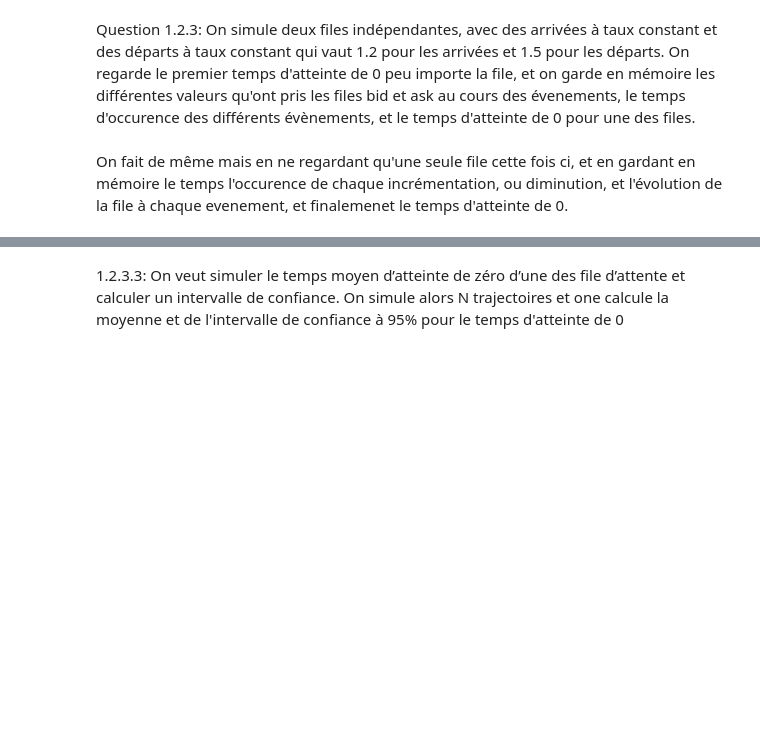
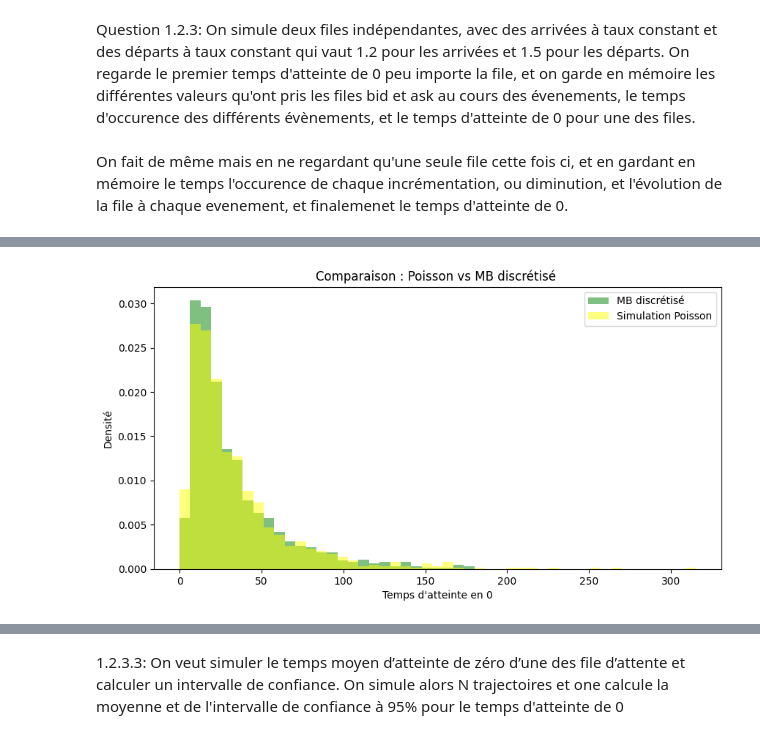
Before and after one commit to beaserr/modal_simulation_carnets, a Jupyter notebook: rendu_intermediaire.ipynb, the cells around one changed output, grey strips where cells are left out. Saved outputs shown, nothing was run; the diff lists cells and outputs as text; code cells hidden in the pictures; blank space fills up the shorter version.

```diff
--- a/rendu_intermediaire.ipynb
+++ b/rendu_intermediaire.ipynb
@@ -60,0 +119,91 @@ def une_file(init, lam_plus, lam_minus):
+# %%
+mu=LAM_PLUS-LAM_MINUS
+sigma=np.sqrt(LAM_PLUS+LAM_MINUS)
+def deux_files(init, lam_plus, lam_minus):
+    t = 0
+    A = init
+    V = init
+    temps = [t]
+    ventes = [A]
+    achats = [V]
+
+    while A > 0 and V > 0:
+        t += np.random.exponential(1 / (2 * (lam_plus + lam_minus)))
+        if np.random.rand() < 0.5:
+            if np.random.rand() < lam_plus / (lam_plus + lam_minus):
+                A += 1
+            else:
+                A -= 1
+        else:
+            if np.random.rand() < lam_plus / (lam_plus + lam_minus):
+                V += 1
+            else:
+                V -= 1
+
+        temps.append(t)
+        ventes.append(A)
+        achats.append(V)
+
+    return t, temps, ventes, achats
+
+
+def une_file(init, lam_plus, lam_minus):
+    t = 0.0
+    q = init
+    temps = [t]
+    valeurs = [q]
+
+    while q > 0:
+        t += np.random.exponential(1 / (lam_plus + lam_minus))
+        if np.random.rand() < lam_plus / (lam_plus + lam_minus):
+            q += 1
+        else:
+            q -= 1
+        temps.append(t)
+        valeurs.append(q)
+
+    return temps, valeurs, t
+
+
+def moyenne_temps_atteinte(N, init, lam_plus, lam_minus):
+    tt = []
+    for _ in range(N):
+        _, _, tau = une_file(init, lam_plus, lam_minus)
+        tt.append(tau)
+    tt = np.array(tt)
+    m = np.mean(tt)
+    s = np.std(tt, ddof=1)
+    ic = 1.96 * s / np.sqrt(N)
+    return m, m - ic, m + ic
+
+
+def brownien(init, mu, sigma, dt=0.01, tmax=1000):
+    t = 0
+    x = init
+    temps = [t]
+    valeurs = [x]
+
+    while x > 0 and t < tmax:
+        x = x + mu * dt + sigma * np.sqrt(dt) * np.random.randn()
+        t += dt
+        temps.append(t)
+        valeurs.append(x)
+
+    return temps, valeurs
+# Simulation
+taus_ask=[une_file(Q_ASK,LAM_PLUS,LAM_MINUS)[2] for _ in range(N)]
+taus_bm_discret = [brownien(Q_ASK, mu, sigma)[0][-1] for _ in range(N)]
+
+# Comparaison
+bins = np.linspace(0, max(max(taus_ask), max(taus_bm_discret)), 50)
+
+plt.figure(figsize=(10, 5))
+plt.hist(taus_bm_discret, bins=bins, density=True, alpha=0.5, color='green',   label='MB discrétisé')
+plt.hist(taus_ask,        bins=bins, density=True, alpha=0.5, color='yellow', label='Simulation Poisson')
+plt.xlabel("Temps d'atteinte en 0")
+plt.ylabel("Densité")
+plt.title("Comparaison : Poisson vs MB discrétisé ")
+plt.legend()
+plt.show()
+# %% [output]
+[figure, added]
```
Also changed, not shown: parts of 19 cells of this notebook.
